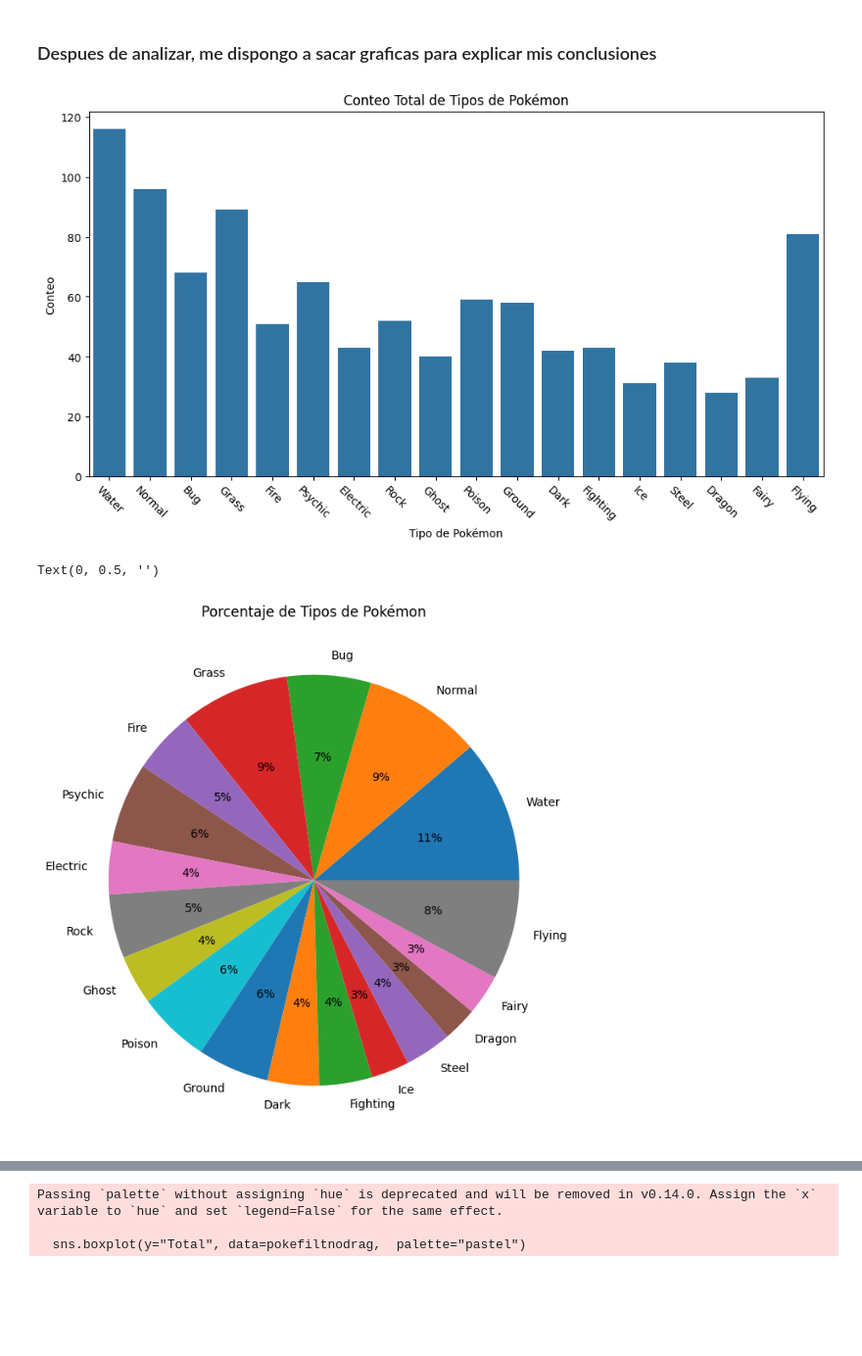
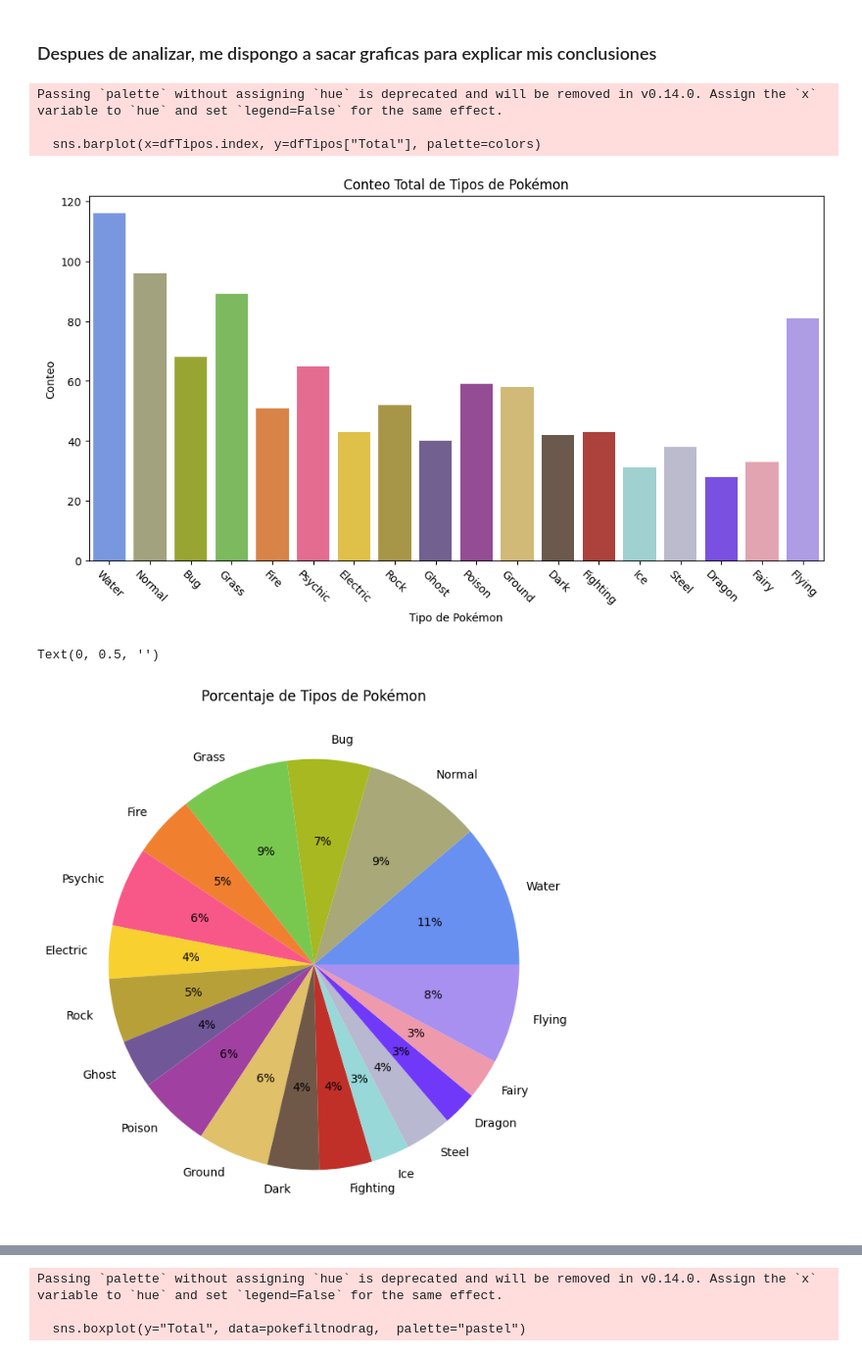
Before and after one commit to Volkmar87/EDA_Pokemon, a Jupyter notebook: 1-Memoria_EDA.ipynb, the cells around one changed output, grey strips where cells are left out. Shown at 98% size. Saved outputs shown, nothing was run; the diff lists cells and outputs as text; code cells hidden in the pictures; blank space fills up the shorter version.

```diff
--- a/1-Memoria_EDA.ipynb
+++ b/1-Memoria_EDA.ipynb
@@ -685,20 +685,46 @@ dfTipos
 | Flying | 2 | 79 | 81 |
 # %% [markdown]
 ### Despues de analizar, me dispongo a sacar graficas para explicar mis conclusiones
+# %%
+pokemon_type_colors = {
+    'Bug': '#A8B820',
+    'Dark': '#705848',
+    'Dragon': '#7038F8',
+    'Electric': '#F8D030',
+    'Fairy': '#EE99AC',
+    'Fighting': '#C03028',
+    'Fire': '#F08030',
+    'Flying': '#A890F0',
+    'Ghost': '#705898',
+    'Grass': '#78C850',
+    'Ground': '#E0C068',
+    'Ice': '#98D8D8',
+    'Normal': '#A8A878',
+    'Poison': '#A040A0',
+    'Psychic': '#F85888',
+    'Rock': '#B8A038',
+    'Steel': '#B8B8D0',
+    'Water': '#6890F0'
+}
+# %%
+colors = [pokemon_type_colors[tipo] for tipo in dfTipos.index]
 # %%
 plt.figure(figsize=(12, 6))
-sns.barplot(x=dfTipos.index, y=dfTipos["Total"])
+sns.barplot(x=dfTipos.index, y=dfTipos["Total"], palette=colors)
 plt.xticks(rotation=-45)
 plt.title('Conteo Total de Tipos de Pokémon')
 plt.xlabel('Tipo de Pokémon')
 plt.ylabel('Conteo');
 # %% [output]
+Passing `palette` without assigning `hue` is deprecated and will be removed in v0.14.0. Assign the `x` variable to `hue` and set `legend=False` for the same effect.
+
+  sns.barplot(x=dfTipos.index, y=dfTipos["Total"], palette=colors)
-[figure, old version]
+[figure, new version]
 # %%
 plt.figure(figsize=(8, 8))
-dfTipos['Total'].plot(kind='pie', labels=dfTipos.index, autopct='%1.0f%%', legend=False)
+dfTipos['Total'].plot(kind='pie', labels=dfTipos.index, autopct='%1.0f%%', legend=False,colors=colors)
 plt.title("Porcentaje de Tipos de Pokémon")
 plt.ylabel("")
 # %% [output]
 Text(0, 0.5, '')
-[figure, old version]
+[figure, new version]
```
Also changed, not shown: parts of 29 cells of this notebook, 1 other file.
